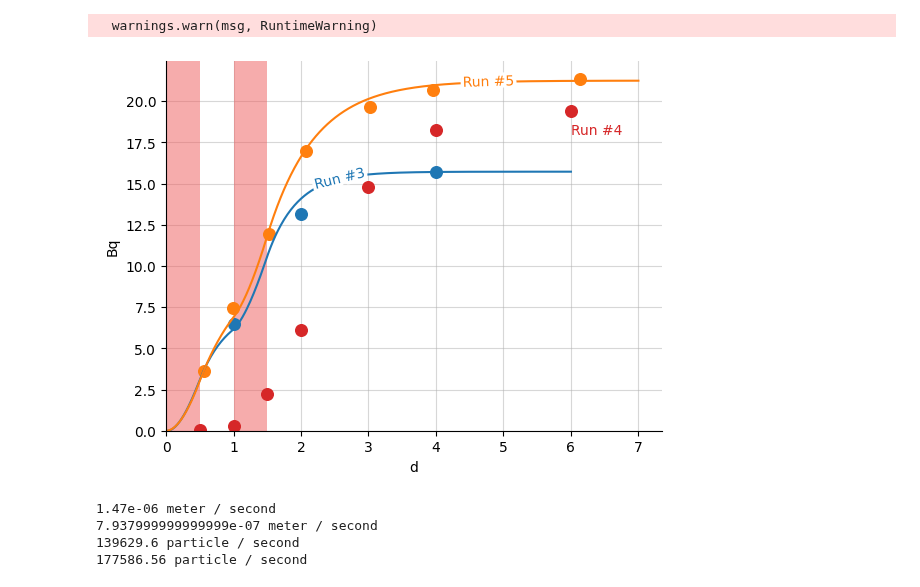
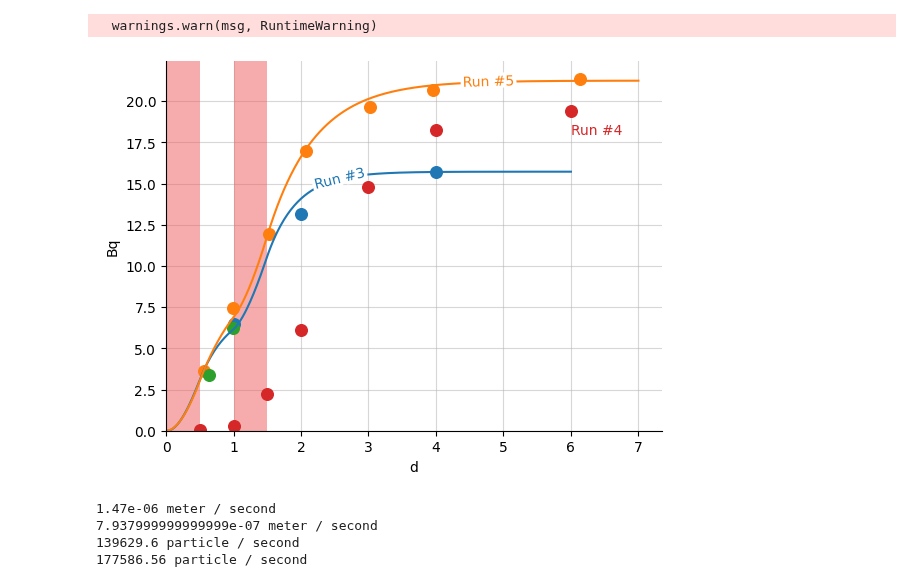
Before and after one commit to LIBRA-project/BABY-100-mL-runs, a Jupyter notebook: compare_runs.ipynb, the cells around one changed output. Cells and saved outputs as stored; diff of their text form; code cells hidden in the pictures.

```diff
--- a/compare_runs.ipynb
+++ b/compare_runs.ipynb
@@ -110,6 +110,20 @@ replacement_times_run_4.append(4 * ureg.day)
 replacement_times_run_4.append(6 * ureg.day)
 
 replacement_times_run_4 = sorted(replacement_times_run_4)
+# %%
+import baby_run_6
+model_run_6 = baby_run_6.baby_model
+model_run_6.run(7 * ureg.day)
+# %%
+sample_1 = baby_run_6.vial_611 + baby_run_6.vial_612 + baby_run_6.vial_613 + baby_run_6.vial_614
+sample_2 = baby_run_6.vial_621 + baby_run_6.vial_622 + baby_run_6.vial_623 + baby_run_6.vial_624
+
+cumulative_1 = sample_1
+cumulative_2 = cumulative_1 + sample_2
+
+cumulative_values_run_6 = [cumulative_1, cumulative_2]
+# %%
+replacement_times_run_6 = baby_run_6.replacement_times
 # %%
 plt.figure()
 
@@ -126,6 +140,7 @@ for irr in irradiations:
 color_run_3 = "tab:blue"
 color_run_4 = "tab:red"
 color_run_5 = "tab:orange"
+color_run_6 = "tab:green"
 
 integrated_top_run_3 = quantity_to_activity(model_run_3.integrated_release_top()).to(
             ureg.Bq
@@ -143,34 +158,47 @@ integrated_top_run_5 = quantity_to_activity(model_run_5.integrated_release_top()
             ureg.Bq
         )
 plt.plot(model_run_5.times.to(ureg.day), integrated_top_run_5, color=color_run_5, label="Run #5")
 
 plt.scatter(
     replacement_times_run_5,
     cumulative_values_run_5,
     s=70,
     color=color_run_5
 )
 
 plt.scatter(
     replacement_times_run_4,
     cumulative_values_run_4,
     s=70,
     color=color_run_4
 )
 
+integrated_top_run_6 = quantity_to_activity(model_run_6.integrated_release_top()).to(
+            ureg.Bq
+        )
+# plt.plot(model_run_6.times.to(ureg.day), integrated_top_run_6, color=color_run_6, label="Run #6")
+
+plt.scatter(
+    replacement_times_run_6,
+    cumulative_values_run_6,
+    s=70,
+    color=color_run_6
+)
+
+
 plt.annotate("Run #4", (6 * ureg.days, 18 * ureg.Bq), color=color_run_4)
 
 plt.xlim(left=0 * ureg.day)
 plt.ylim(bottom=0)
 plt.gca().spines[["right", "top"]].set_visible(False)
 plt.grid(alpha=0.5)
 labelLines(plt.gca().get_lines(), zorder=2.5)
 # plt.gcf().text(0.08, 0.97, "Cumulative tritium release", weight="bold", fontsize=15)
 # axis below graph
 plt.gca().set_axisbelow(True)
 plt.savefig("cumulative_release_compare_runs.pdf")
 # %% [output]
-[figure, old version]
+[figure, new version]
 # %%
 print(model_run_3.k_top)
 print(model_run_5.k_top)
```
Also changed, not shown: 2 other files.
